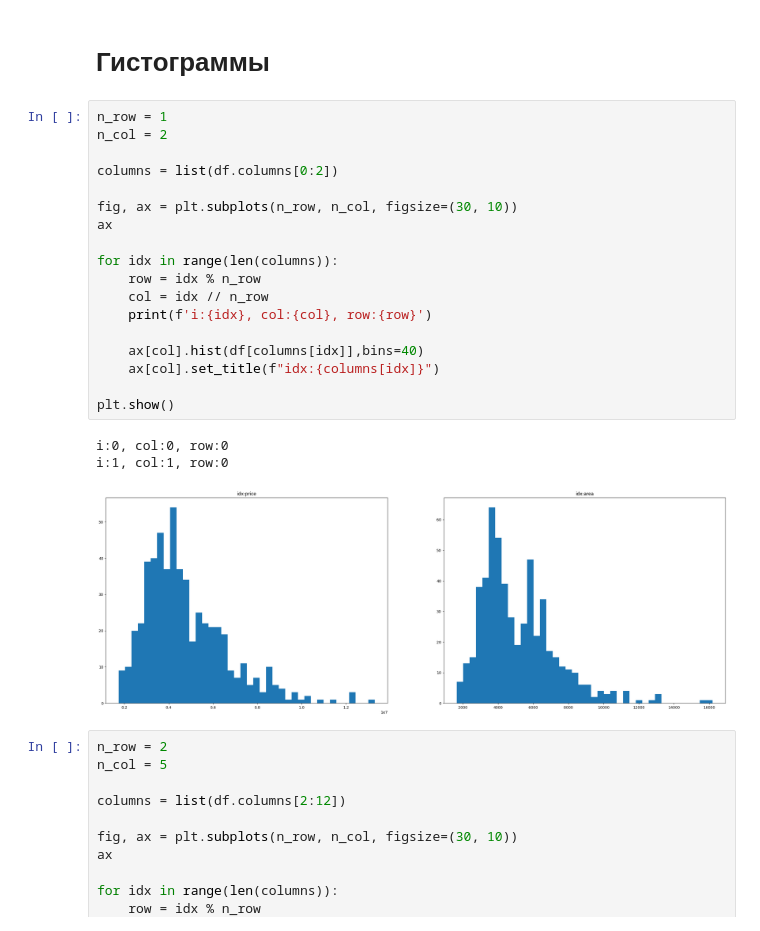
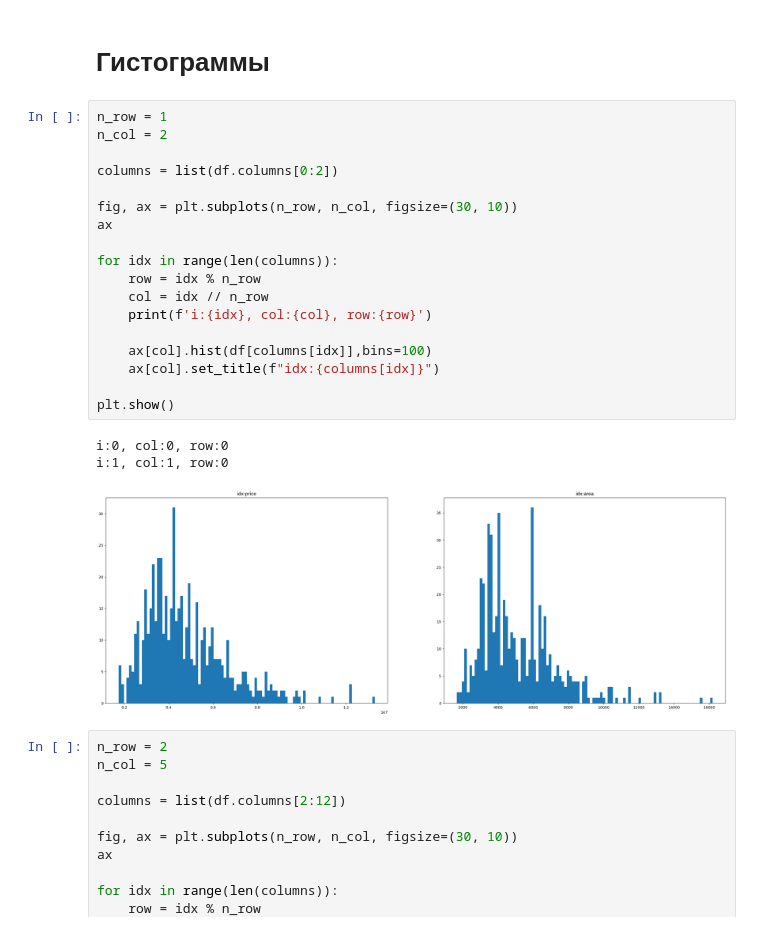
Before and after one commit to nikitazhuikov/Kaggle, a Jupyter notebook: Kaggle_housing.ipynb, the cells around one changed output. Cells and saved outputs as stored; diff of their text form.

```diff
--- a/Kaggle_housing.ipynb
+++ b/Kaggle_housing.ipynb
@@ -162,25 +162,25 @@ Number of outliers detected: 12
 # %%
 n_row = 1
 n_col = 2
 
 columns = list(df.columns[0:2])
 
 fig, ax = plt.subplots(n_row, n_col, figsize=(30, 10))
 ax
 
 for idx in range(len(columns)):
     row = idx % n_row
     col = idx // n_row
     print(f'i:{idx}, col:{col}, row:{row}')
 
-    ax[col].hist(df[columns[idx]],bins=40)
+    ax[col].hist(df[columns[idx]],bins=100)
     ax[col].set_title(f"idx:{columns[idx]}")
 
 plt.show()
 # %% [output]
 i:0, col:0, row:0
 i:1, col:1, row:0
-[figure, old version]
+[figure, new version]
 # %%
 n_row = 2
 n_col = 5
```
Also changed, not shown: parts of 4 cells of this notebook.
